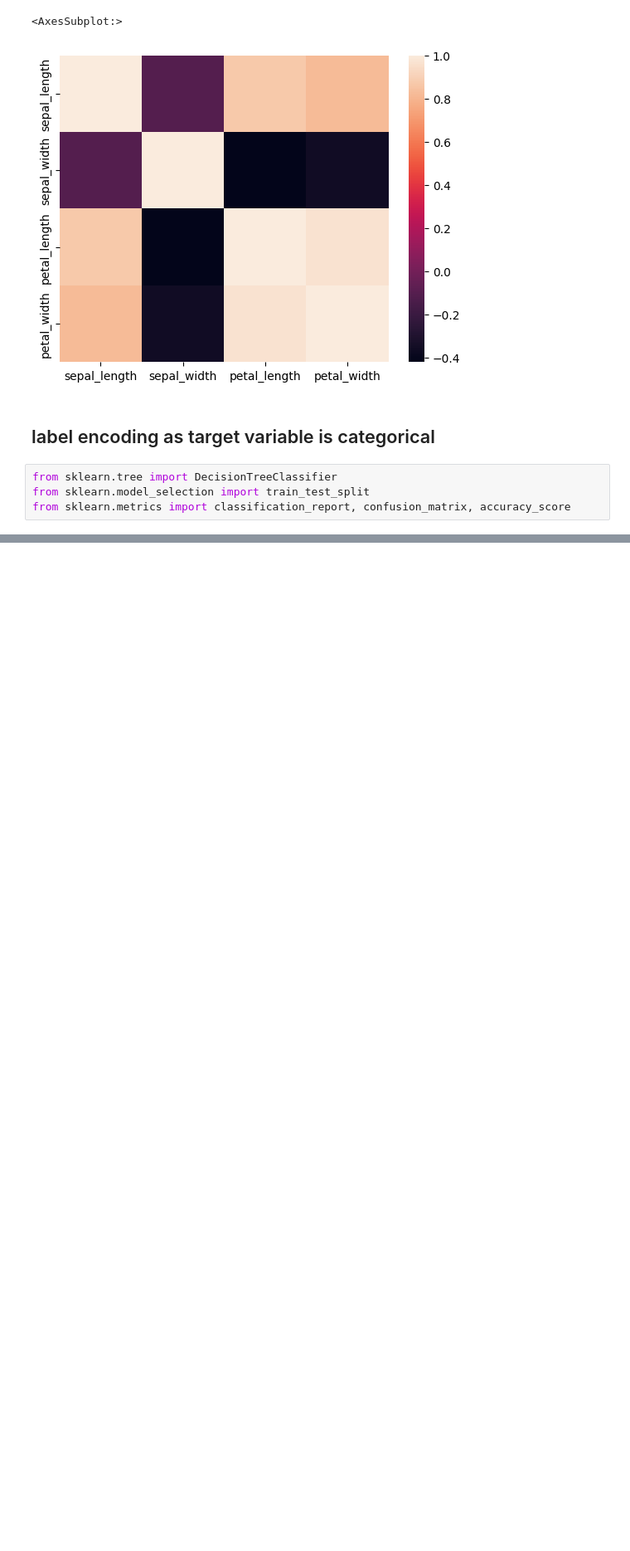
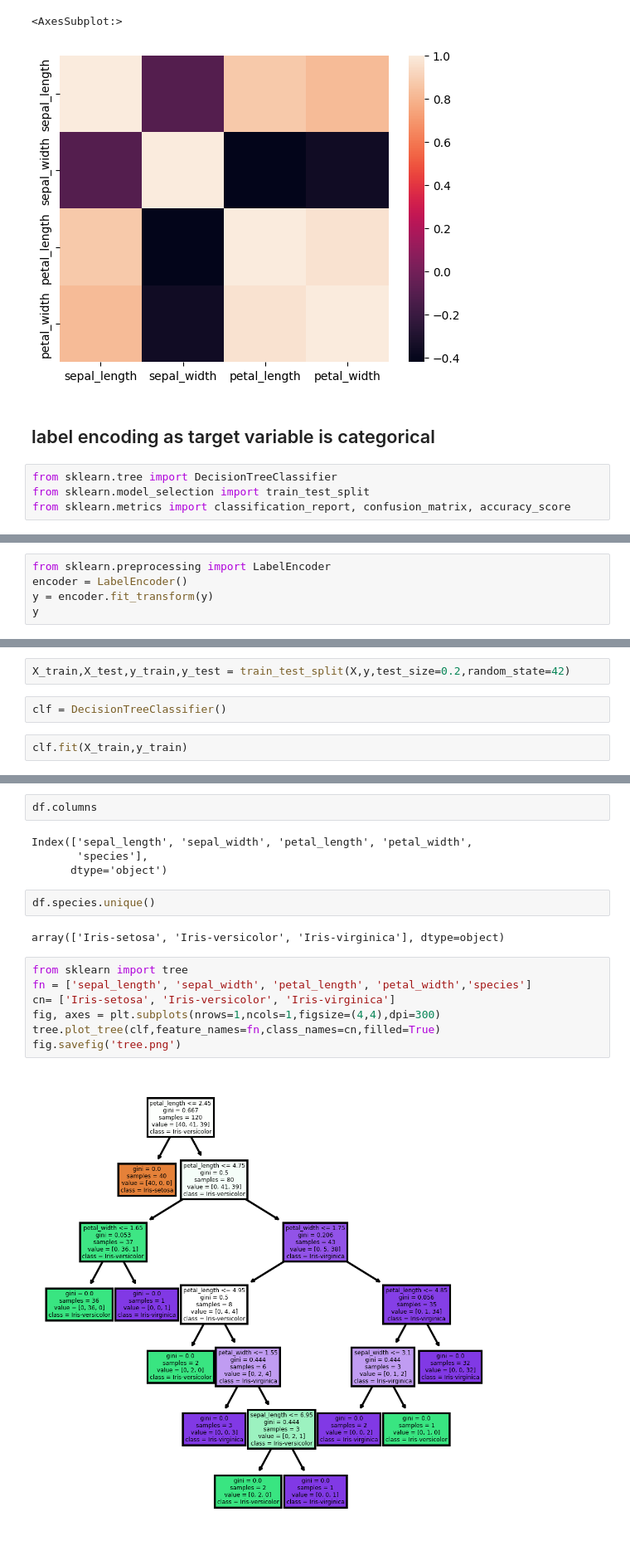
Before and after one commit to zecenbajra55/CODSOFT, a Jupyter notebook: iris flower classification/iris flower classification.ipynb, the cells around one changed output, grey strips where cells are left out. Shown at 83% size. Cells and saved outputs as stored; diff of their text form; blank space fills up the shorter version.

Commit message:
used classifier and classified the iris flowers with accuracy score

```diff
--- a/iris flower classification/iris flower classification.ipynb
+++ b/iris flower classification/iris flower classification.ipynb
@@ -74,0 +78,5 @@ from sklearn.metrics import classification_report, confusion_matrix, accuracy_sc
+# %%
+from sklearn.preprocessing import LabelEncoder
+encoder = LabelEncoder()
+y = encoder.fit_transform(y)
+y
@@ -74,0 +99,6 @@ from sklearn.metrics import classification_report, confusion_matrix, accuracy_sc
+# %%
+X_train,X_test,y_train,y_test = train_test_split(X,y,test_size=0.2,random_state=42)
+# %%
+clf = DecisionTreeClassifier()
+# %%
+clf.fit(X_train,y_train)
@@ -74,0 +125,19 @@ from sklearn.metrics import classification_report, confusion_matrix, accuracy_sc
+# %%
+df.columns
+# %% [output]
+Index(['sepal_length', 'sepal_width', 'petal_length', 'petal_width',
+       'species'],
+      dtype='object')
+# %%
+df.species.unique()
+# %% [output]
+array(['Iris-setosa', 'Iris-versicolor', 'Iris-virginica'], dtype=object)
+# %%
+from sklearn import tree
+fn = ['sepal_length', 'sepal_width', 'petal_length', 'petal_width','species']
+cn= ['Iris-setosa', 'Iris-versicolor', 'Iris-virginica']
+fig, axes = plt.subplots(nrows=1,ncols=1,figsize=(4,4),dpi=300)
+tree.plot_tree(clf,feature_names=fn,class_names=cn,filled=True)
+fig.savefig('tree.png')
+# %% [output]
+[figure, added]
```
Also changed, not shown: parts of 8 cells of this notebook, 1 other file.
